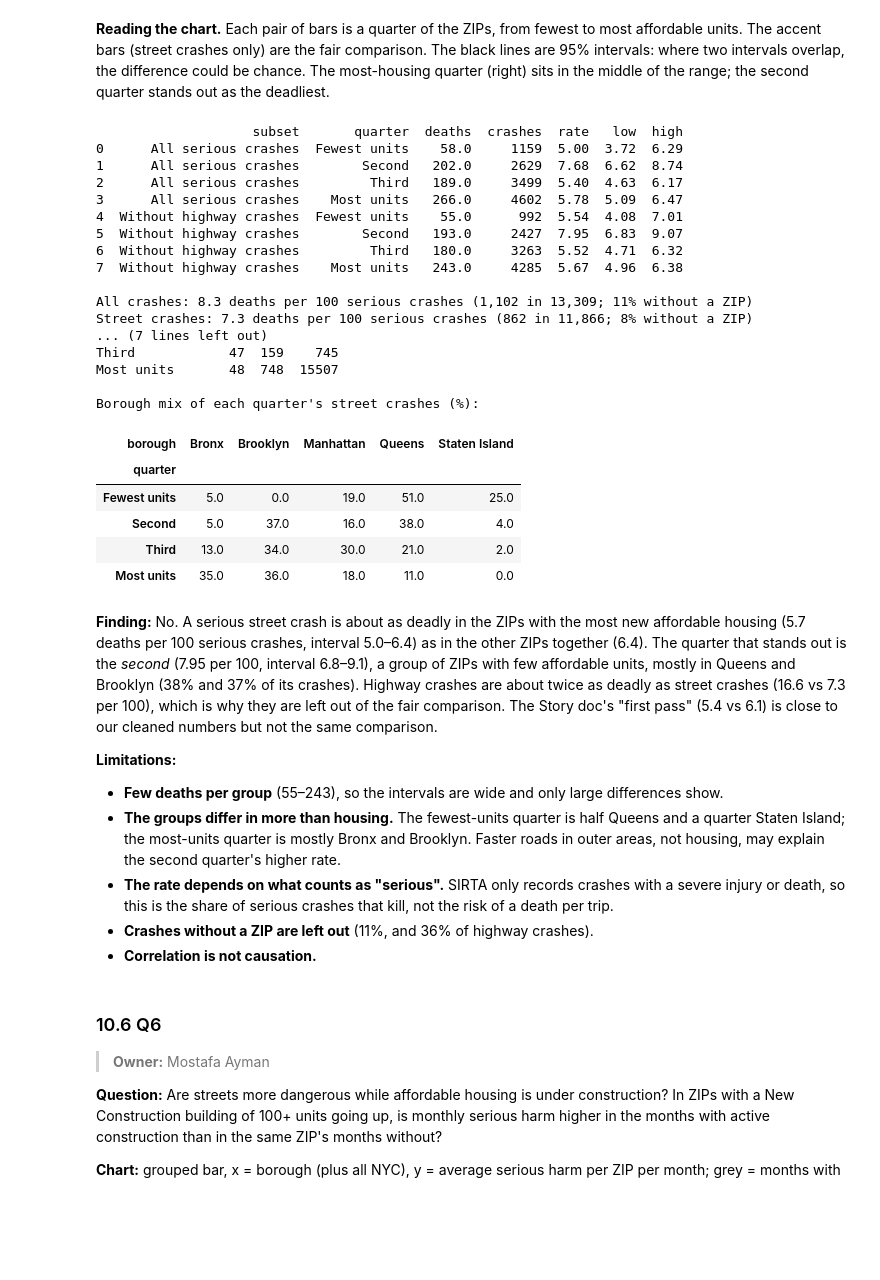
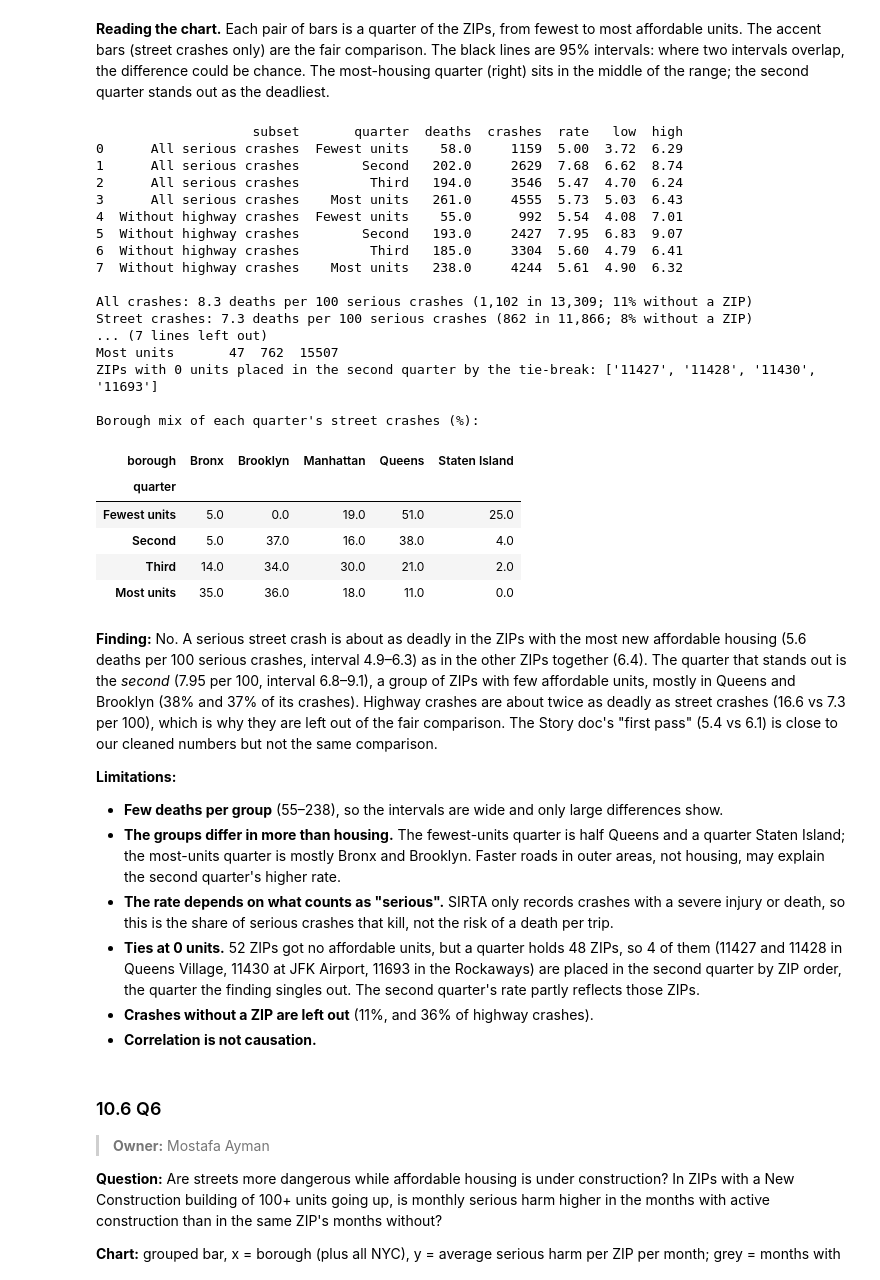
Before and after one commit to mohamednazmy23/nyc-housing-street-safety, a Jupyter notebook: notebooks/nyc_dev_project.ipynb, the cells around one changed output. Saved outputs shown, nothing was run; the diff lists cells and outputs as text; code cells hidden in the pictures; blank space fills up the shorter version.

Commit message:
Address review on remaining charts: Q12 and Q4 wording, equal groups by rank, Q6 trend check, Q5 ties

```diff
--- a/notebooks/nyc_dev_project.ipynb
+++ b/notebooks/nyc_dev_project.ipynb
@@ -2567,48 +2566,51 @@ from charts import q5_fatality_rates, Q5_GROUPS
 
 rates = q5_fatality_rates(data, DEFAULT_FILTERS)
 print(rates.round(2), "\n")
 crashes = data["crashes"]
 for name, part in [("All crashes", crashes), ("Street crashes", crashes[~crashes["is_highway"]]),
                    ("Highway crashes", crashes[crashes["is_highway"]])]:
     print(f"{name}: {part['fatalities'].sum() / len(part) * 100:.1f} deaths per 100 serious crashes "
           f"({part['fatalities'].sum():,} in {len(part):,}; {part['zip'].isna().mean():.0%} without a ZIP)")
 groups, per_zip = zip_housing_groups(data, DEFAULT_FILTERS, 4, Q5_GROUPS)
 print("\nAffordable units per ZIP in each quarter:")
 print(per_zip.groupby(groups, observed=True).agg(["count", "min", "max"]))
+print("ZIPs with 0 units placed in the second quarter by the tie-break:",
+      sorted(per_zip[(per_zip == 0) & (groups == "Second")].index))
 quarters = crashes[crashes["zip"].isin(groups.index) & ~crashes["is_highway"]].assign(quarter=lambda d: d["zip"].map(groups))
 print("\nBorough mix of each quarter's street crashes (%):")
 (pd.crosstab(quarters["quarter"], quarters["borough"], normalize="index") * 100).round(0)
 # %% [output]
                     subset       quarter  deaths  crashes  rate   low  high
 0      All serious crashes  Fewest units    58.0     1159  5.00  3.72  6.29
 1      All serious crashes        Second   202.0     2629  7.68  6.62  8.74
-2      All serious crashes         Third   189.0     3499  5.40  4.63  6.17
-3      All serious crashes    Most units   266.0     4602  5.78  5.09  6.47
+2      All serious crashes         Third   194.0     3546  5.47  4.70  6.24
+3      All serious crashes    Most units   261.0     4555  5.73  5.03  6.43
 4  Without highway crashes  Fewest units    55.0      992  5.54  4.08  7.01
 5  Without highway crashes        Second   193.0     2427  7.95  6.83  9.07
-6  Without highway crashes         Third   180.0     3263  5.52  4.71  6.32
-7  Without highway crashes    Most units   243.0     4285  5.67  4.96  6.38
+6  Without highway crashes         Third   185.0     3304  5.60  4.79  6.41
+7  Without highway crashes    Most units   238.0     4244  5.61  4.90  6.32
 
 All crashes: 8.3 deaths per 100 serious crashes (1,102 in 13,309; 11% without a ZIP)
 Street crashes: 7.3 deaths per 100 serious crashes (862 in 11,866; 8% without a ZIP)
 ... (7 lines left out)
-Third            47  159    745
-Most units       48  748  15507
+Most units       47  762  15507
+ZIPs with 0 units placed in the second quarter by the tie-break: ['11427', '11428', '11430', '11693']
 
 Borough mix of each quarter's street crashes (%):
 | borough | Bronx | Brooklyn | Manhattan | Queens | Staten Island |
 | quarter |  |  |  |  |  |
 | Fewest units | 5.0 | 0.0 | 19.0 | 51.0 | 25.0 |
 | Second | 5.0 | 37.0 | 16.0 | 38.0 | 4.0 |
-| Third | 13.0 | 34.0 | 30.0 | 21.0 | 2.0 |
+| Third | 14.0 | 34.0 | 30.0 | 21.0 | 2.0 |
 | Most units | 35.0 | 36.0 | 18.0 | 11.0 | 0.0 |
 # %% [markdown]
-**Finding:** No. A serious street crash is about as deadly in the ZIPs with the most new affordable housing (5.7 deaths per 100 serious crashes, interval 5.0–6.4) as in the other ZIPs together (6.4). The quarter that stands out is the *second* (7.95 per 100, interval 6.8–9.1), a group of ZIPs with few affordable units, mostly in Queens and Brooklyn (38% and 37% of its crashes). Highway crashes are about twice as deadly as street crashes (16.6 vs 7.3 per 100), which is why they are left out of the fair comparison. The Story doc's "first pass" (5.4 vs 6.1) is close to our cleaned numbers but not the same comparison.
+**Finding:** No. A serious street crash is about as deadly in the ZIPs with the most new affordable housing (5.6 deaths per 100 serious crashes, interval 4.9–6.3) as in the other ZIPs together (6.4). The quarter that stands out is the *second* (7.95 per 100, interval 6.8–9.1), a group of ZIPs with few affordable units, mostly in Queens and Brooklyn (38% and 37% of its crashes). Highway crashes are about twice as deadly as street crashes (16.6 vs 7.3 per 100), which is why they are left out of the fair comparison. The Story doc's "first pass" (5.4 vs 6.1) is close to our cleaned numbers but not the same comparison.
 
 **Limitations:**
-- **Few deaths per group** (55–243), so the intervals are wide and only large differences show.
+- **Few deaths per group** (55–238), so the intervals are wide and only large differences show.
 - **The groups differ in more than housing.** The fewest-units quarter is half Queens and a quarter Staten Island; the most-units quarter is mostly Bronx and Brooklyn. Faster roads in outer areas, not housing, may explain the second quarter's higher rate.
 - **The rate depends on what counts as "serious".** SIRTA only records crashes with a severe injury or death, so this is the share of serious crashes that kill, not the risk of a death per trip.
+- **Ties at 0 units.** 52 ZIPs got no affordable units, but a quarter holds 48 ZIPs, so 4 of them (11427 and 11428 in Queens Village, 11430 at JFK Airport, 11693 in the Rockaways) are placed in the second quarter by ZIP order, the quarter the finding singles out. The second quarter's rate partly reflects those ZIPs.
 - **Crashes without a ZIP are left out** (11%, and 36% of highway crashes).
 - **Correlation is not causation.**
 # %% [markdown]
```
Also changed, not shown: parts of 10 cells of this notebook, 4 other files.
